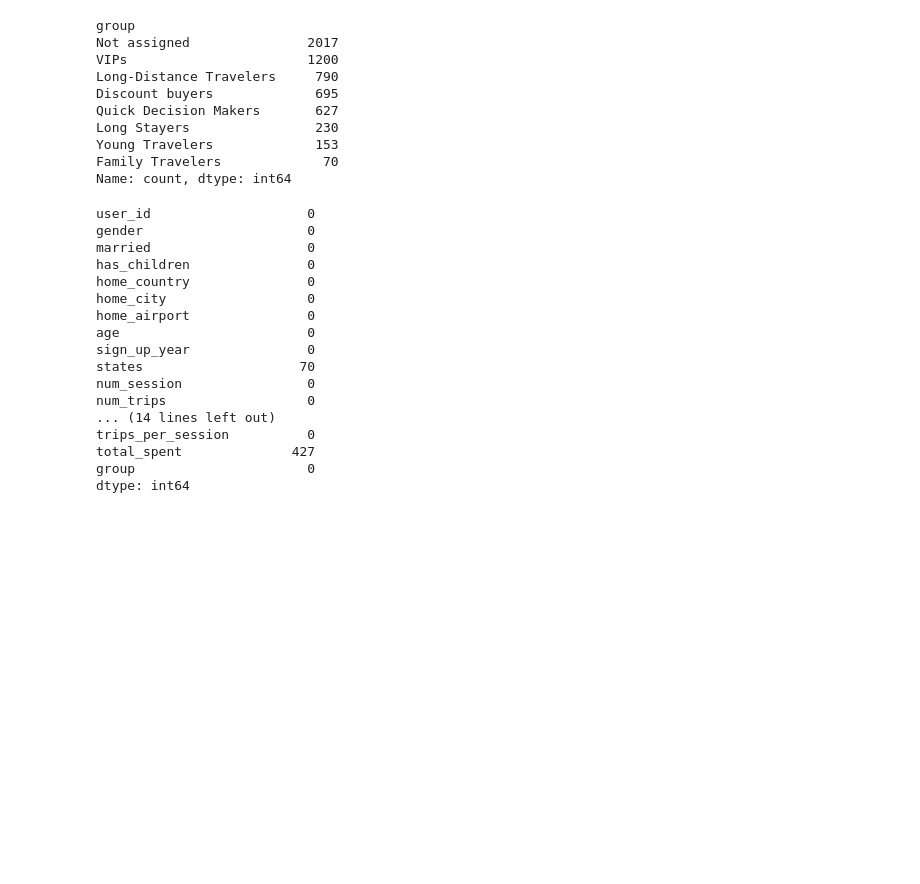
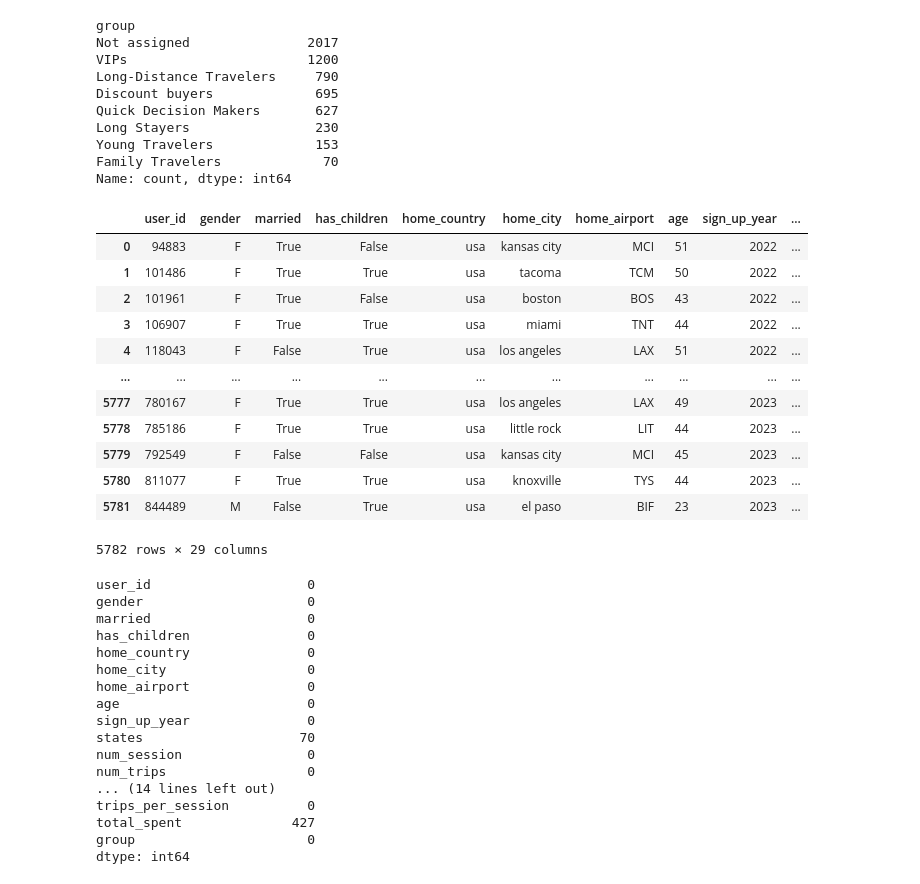
Before and after one commit to Marek-Jacko/TravelTide, a Jupyter notebook: 04_clustering.ipynb, the cells around one changed output. Cells and saved outputs as stored; diff of their text form; code cells hidden in the pictures; blank space fills up the shorter version.

```diff
--- a/04_clustering.ipynb
+++ b/04_clustering.ipynb
@@ -17,6 +17,22 @@ Long Stayers                230
 Young Travelers             153
 Family Travelers             70
 Name: count, dtype: int64
+# %%
+user_features
+# %% [output]
+|  | user_id | gender | married | has_children | home_country | home_city | home_airport | age | sign_up_year | ... |
+| 0 | 94883 | F | True | False | usa | kansas city | MCI | 51 | 2022 | ... |
+| 1 | 101486 | F | True | True | usa | tacoma | TCM | 50 | 2022 | ... |
+| 2 | 101961 | F | True | False | usa | boston | BOS | 43 | 2022 | ... |
+| 3 | 106907 | F | True | True | usa | miami | TNT | 44 | 2022 | ... |
+| 4 | 118043 | F | False | True | usa | los angeles | LAX | 51 | 2022 | ... |
+| ... | ... | ... | ... | ... | ... | ... | ... | ... | ... | ... |
+| 5777 | 780167 | F | True | True | usa | los angeles | LAX | 49 | 2023 | ... |
+| 5778 | 785186 | F | True | True | usa | little rock | LIT | 44 | 2023 | ... |
+| 5779 | 792549 | F | False | False | usa | kansas city | MCI | 45 | 2023 | ... |
+| 5780 | 811077 | F | True | True | usa | knoxville | TYS | 44 | 2023 | ... |
+| 5781 | 844489 | M | False | True | usa | el paso | BIF | 23 | 2023 | ... |
+5782 rows × 29 columns
 # %%
 df_raw= user_features[user_features["group"] == "Not assigned"]
 # %%
```
Also changed, not shown: 4 other files.
